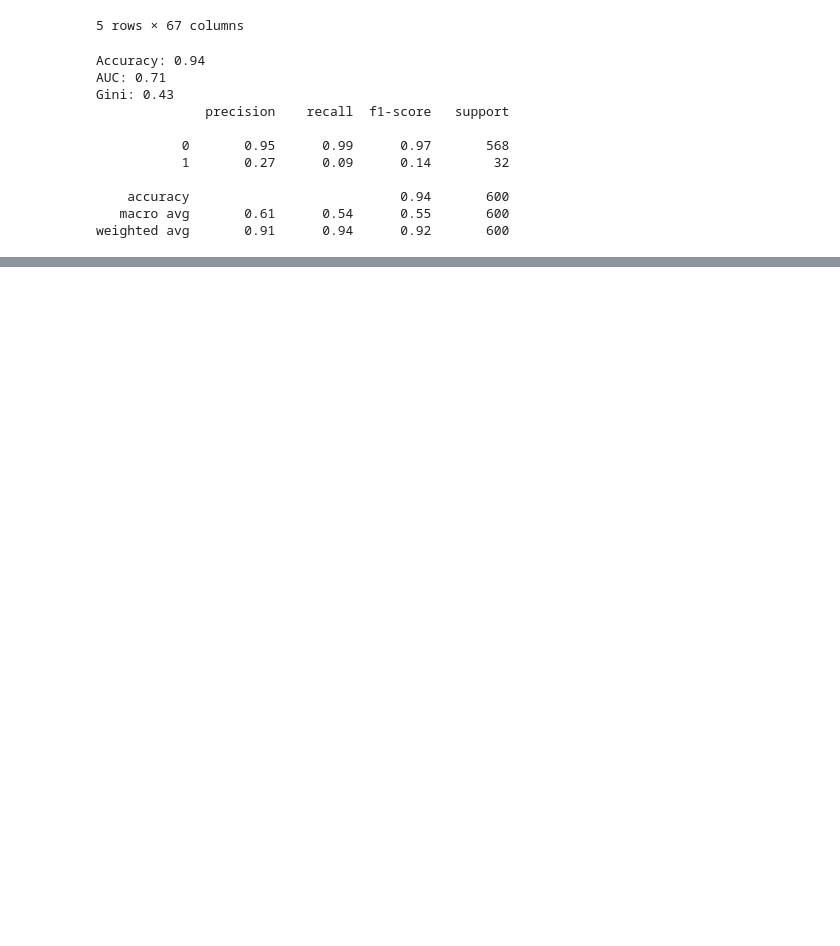
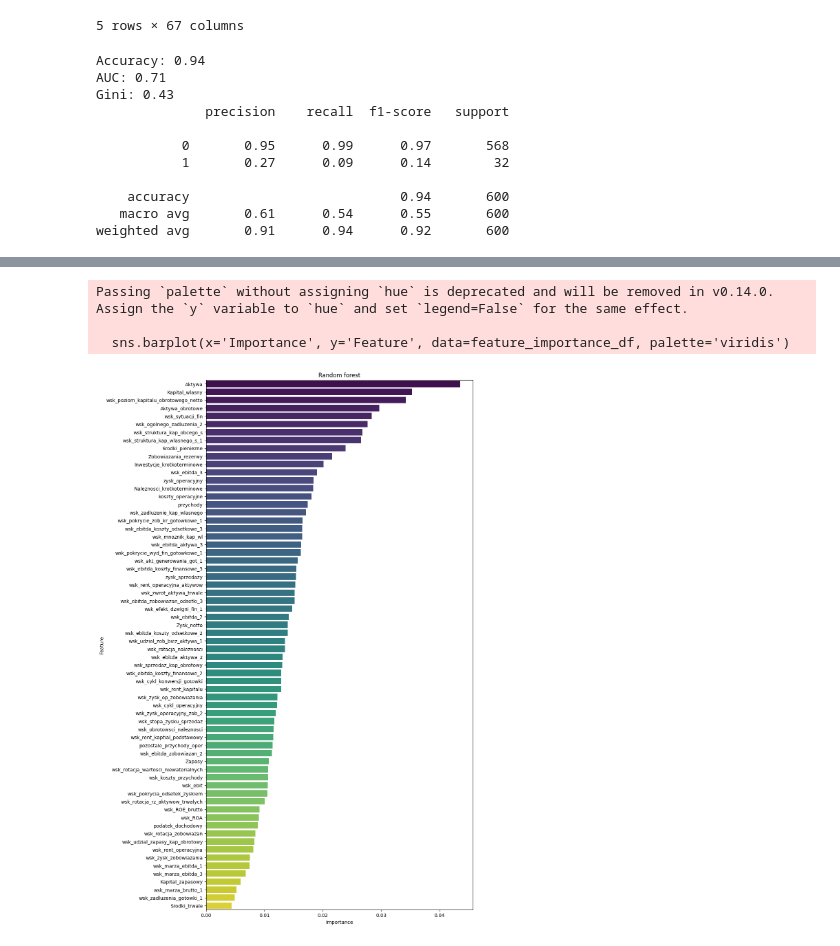
Before and after one commit to wojtek2288/interpretowalnosc, a Jupyter notebook: projekt.ipynb, the cells around one changed output, grey strips where cells are left out. Drawn from its saved outputs; the diff is of its cells as text; code cells hidden in the pictures; blank space fills up the shorter version.

```diff
--- a/projekt.ipynb
+++ b/projekt.ipynb
@@ -488,0 +538,12 @@ weighted avg       0.90      0.94      0.92       600
+# %%
+scores = cross_validate(model, X_train, y_train, cv=10, scoring='roc_auc', return_estimator=True)
+
+max_gini = -np.inf
+best_estimator = model
+for estimator in scores['estimator']:
+    _, gini = calculate_auc_gini(y_test, estimator.predict_proba(X_test)[:, 1])
+    if gini > max_gini:
+        best_estimator = estimator
+        max_gini = gini
+
+test_model(best_estimator, X_test, y_test)
@@ -488,0 +562,7 @@ weighted avg       0.90      0.94      0.92       600
+# %%
+plot_feature_importances(best_estimator, features, "Random forest")
+# %% [output]
+Passing `palette` without assigning `hue` is deprecated and will be removed in v0.14.0. Assign the `y` variable to `hue` and set `legend=False` for the same effect.
+
+  sns.barplot(x='Importance', y='Feature', data=feature_importance_df, palette='viridis')
+[figure, added]
```
Also changed, not shown: parts of 16 cells of this notebook.
